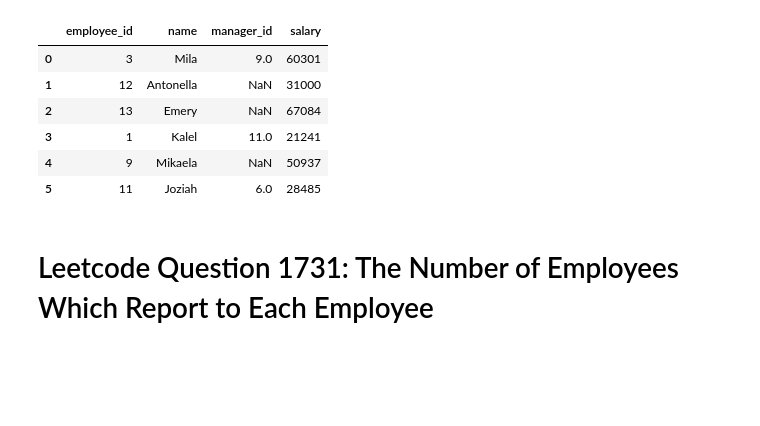
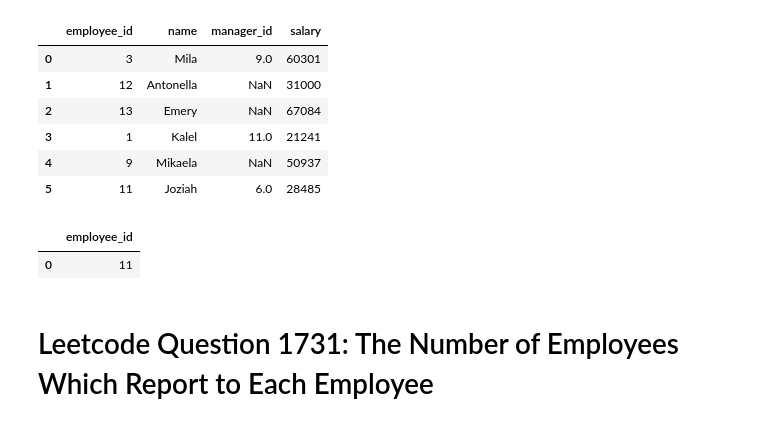
Before and after one commit to DanialArab/SQL, a Jupyter notebook: Leetcode_Database_Questions.ipynb, the cells around one changed output. Saved outputs shown, nothing was run; the diff lists cells and outputs as text; code cells hidden in the pictures; blank space fills up the shorter version.

```diff
--- a/Leetcode_Database_Questions.ipynb
+++ b/Leetcode_Database_Questions.ipynb
@@ -2883,6 +2883,19 @@ FROM Employees
 | 3 | 1 | Kalel | 11.0 | 21241 |
 | 4 | 9 | Mikaela | NaN | 50937 |
 | 5 | 11 | Joziah | 6.0 | 28485 |
+# %%
+pd.read_sql("""
+SELECT employee_id
+FROM Employees
+WHERE manager_id NOT IN (
+    SELECT employee_id FROM Employees
+    ) AND
+    salary < 30000
+ORDER BY employee_id
+""", con)
+# %% [output]
+|  | employee_id |
+| 0 | 11 |
 # %% [markdown]
 # Leetcode Question 1731: The Number of Employees Which Report to Each Employee
 # %%
```
